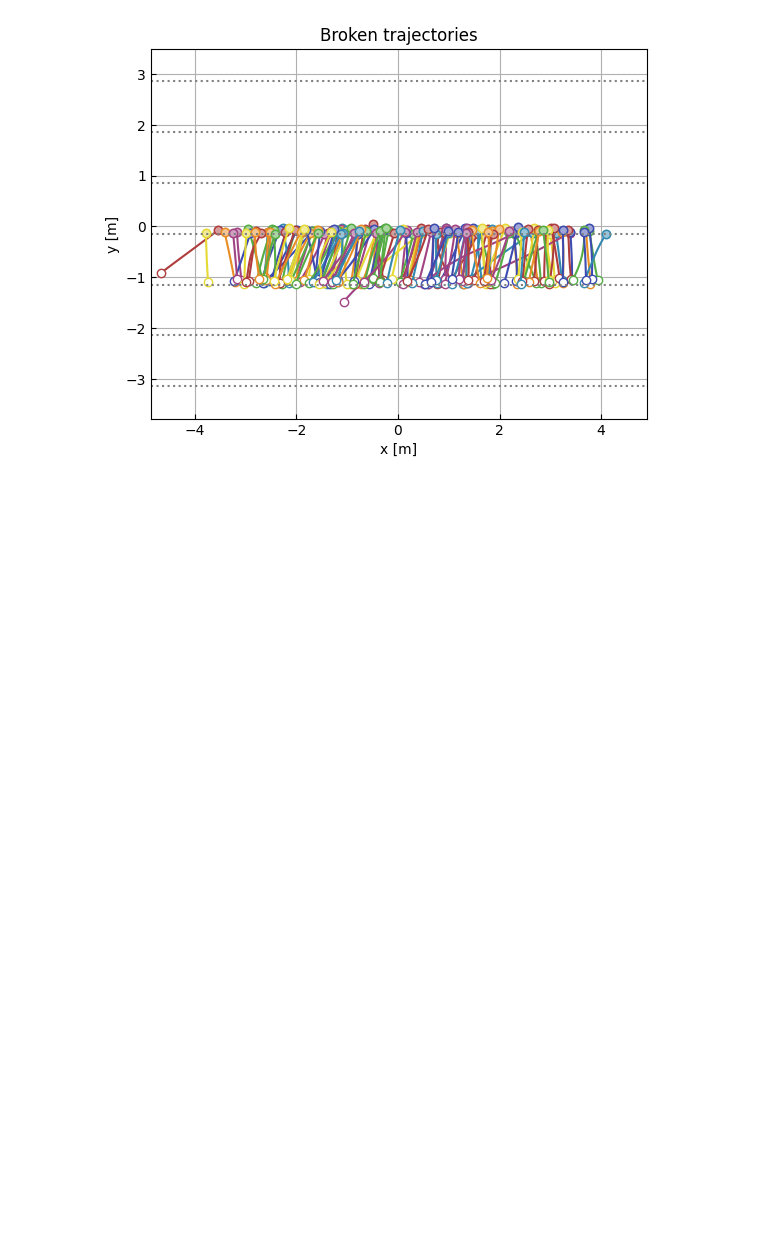
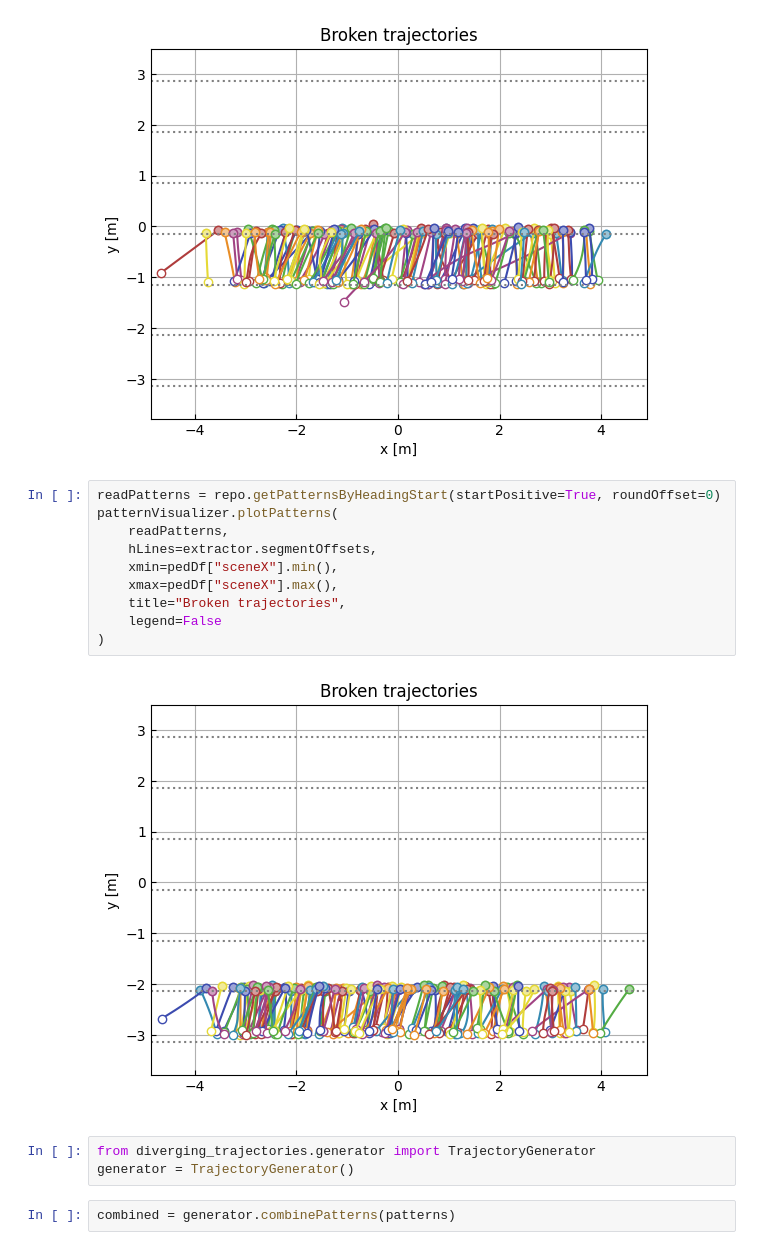
Before and after one commit to adhocmaster/diverging-trajectories, a Jupyter notebook: src/notebooks/break-by-y-axis.ipynb, the cells around one changed output. Saved outputs shown, nothing was run; the diff lists cells and outputs as text; blank space fills up the shorter version.

```diff
--- a/src/notebooks/break-by-y-axis.ipynb
+++ b/src/notebooks/break-by-y-axis.ipynb
@@ -314,3 +302,20 @@ patternVisualizer.plotPatterns(
 )
 # %% [output]
 [figure]
+# %%
+readPatterns = repo.getPatternsByHeadingStart(startPositive=True, roundOffset=0)
+patternVisualizer.plotPatterns(
+    readPatterns,
+    hLines=extractor.segmentOffsets,
+    xmin=pedDf["sceneX"].min(),
+    xmax=pedDf["sceneX"].max(),
+    title="Broken trajectories",
+    legend=False
+)
+# %% [output]
+[figure, added]
+# %%
+from diverging_trajectories.generator import TrajectoryGenerator
+generator = TrajectoryGenerator()
+# %%
+combined = generator.combinePatterns(patterns)
```
Also changed, not shown: parts of 11 cells of this notebook, 4 other files.
